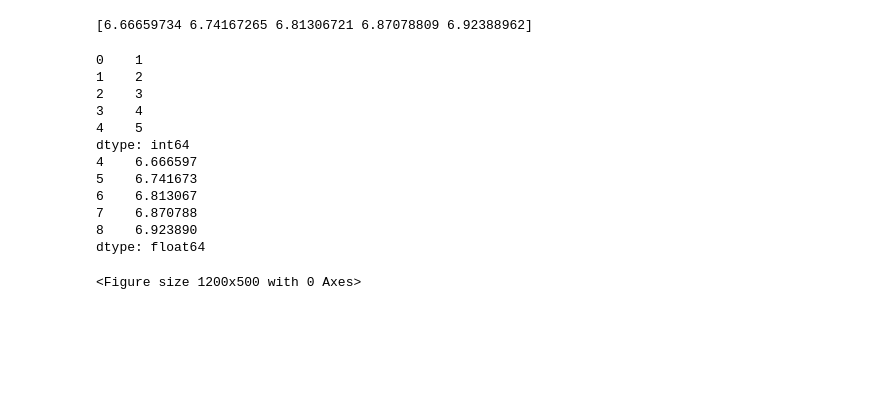
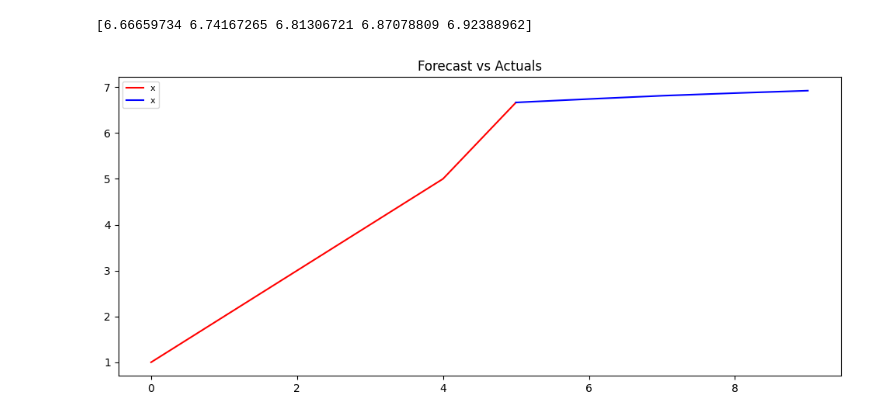
Before and after one commit to jorgevasquezutec/lab-kafka, a Jupyter notebook: analytics.ipynb, the cells around one changed output. Saved outputs shown, nothing was run; the diff lists cells and outputs as text; code cells hidden in the pictures; blank space fills up the shorter version.

```diff
--- a/analytics.ipynb
+++ b/analytics.ipynb
@@ -174,26 +174,14 @@ y = [6.66659734,6.74167265,6.81306721,6.87078809,6.92388962]
 # %%
 # plt.plot(x, color='red')
 plt.figure(figsize=(12,5), dpi=100)
-x = pd.Series(x)
-print(x)
-y = pd.Series(y, index=x.index+len(x))
-print(y)
-# plt.plot(x,label='x')
-# plt.plot(y,label='y')
-# plt.title('Forecast vs Actuals')
-# plt.legend(loc='upper left', fontsize=8)
+# x = pd.Series(x)
+# print(x)
+# y = pd.Series(y, index=x.index+len(x)-1)
+plt.plot([x for x in range(len(x)+1)],x+[y[0]] ,label='x', color='red')
+plt.plot([y for y in range(len(x),len(x)+len(y))],y ,label='x', color='blue')
+# plt.plot(y,label='y',color='blue')
+plt.title('Forecast vs Actuals')
+plt.legend(loc='upper left', fontsize=8)
 plt.show()
 # %% [output]
-0    1
-1    2
-2    3
-3    4
-4    5
-dtype: int64
-4    6.666597
-5    6.741673
-6    6.813067
-7    6.870788
-8    6.923890
-dtype: float64
-<Figure size 1200x500 with 0 Axes>
+[figure, added]
```
